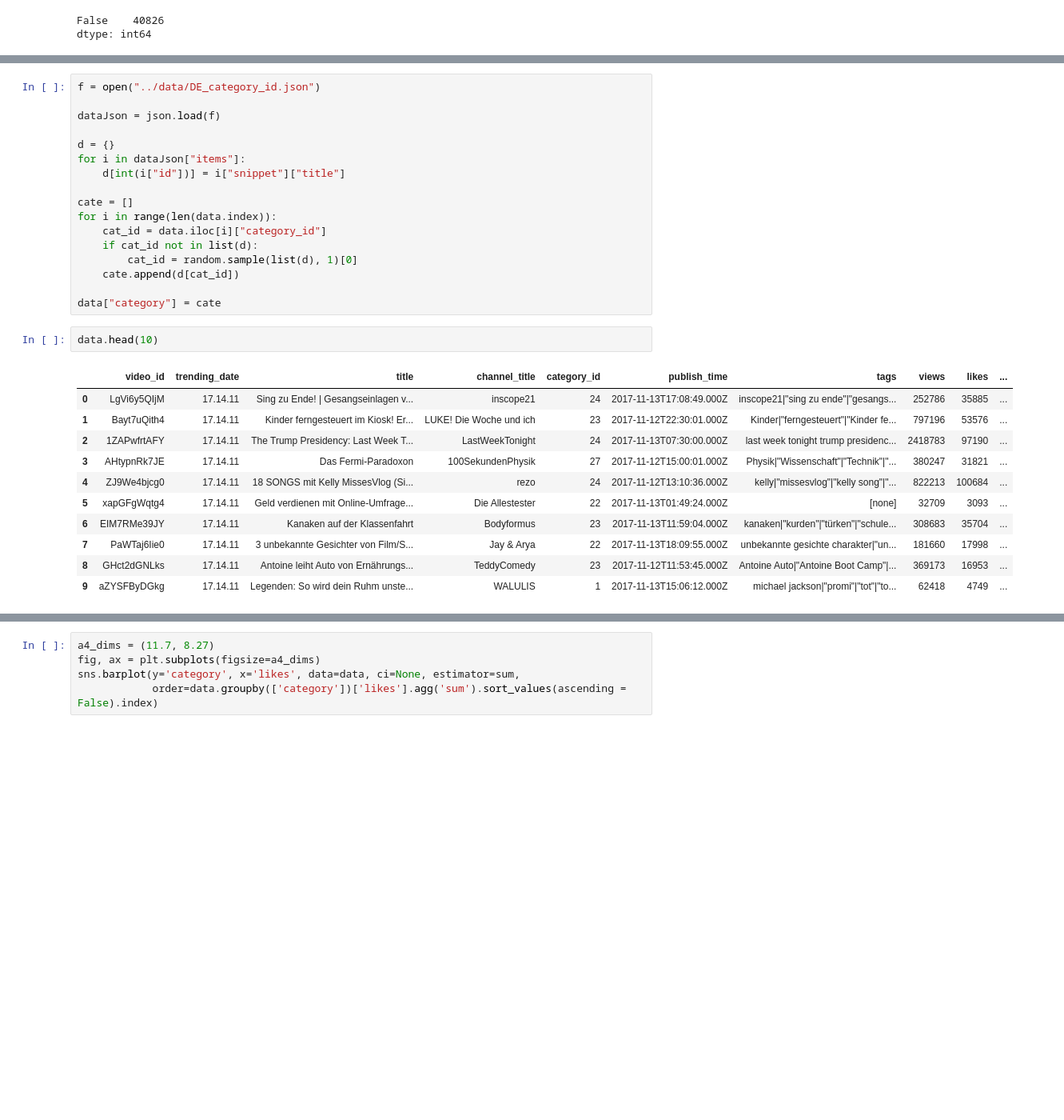
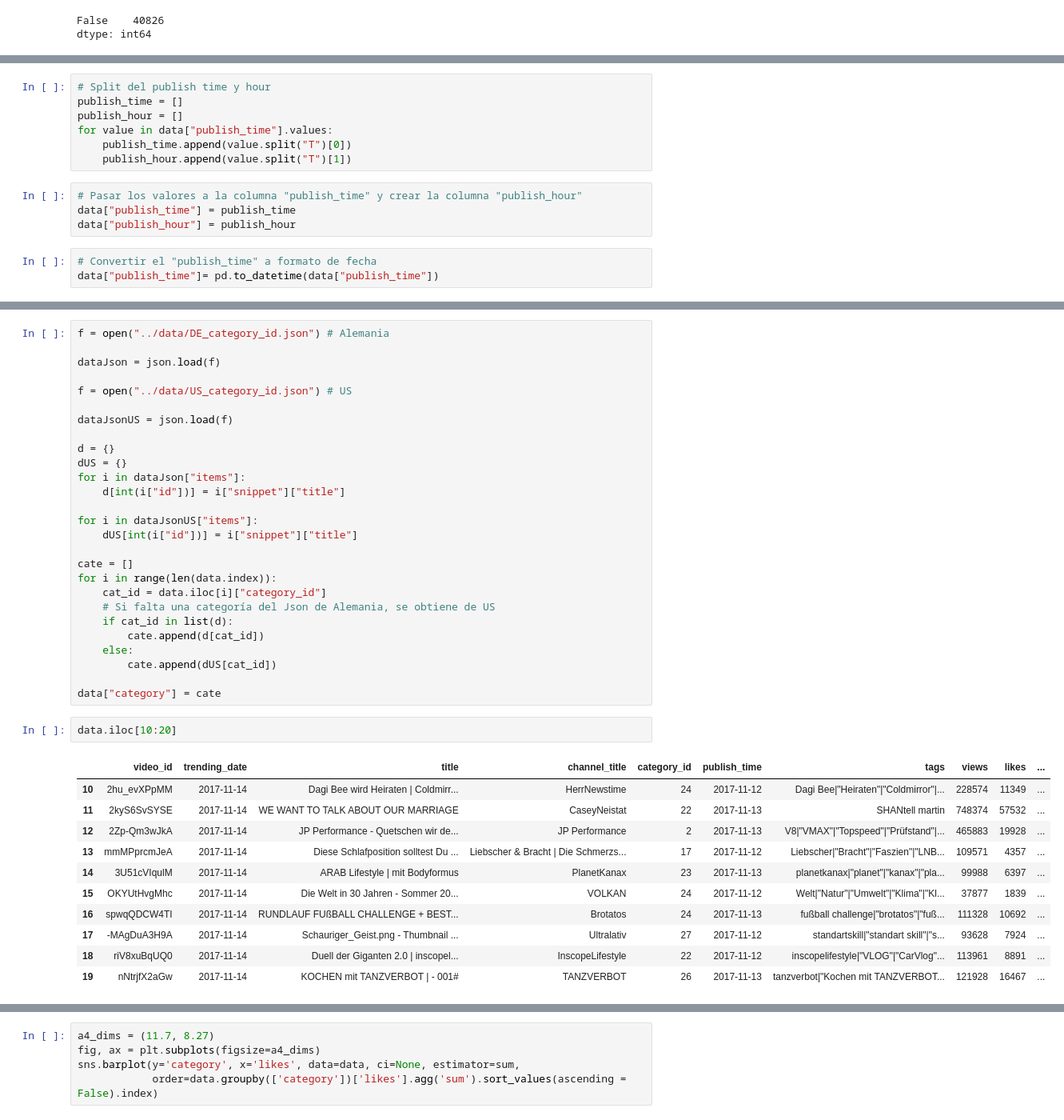
Before and after one commit to ZuxAlone/EB-2021-1-CC51, a Jupyter notebook: code/TF_code.ipynb, the cells around one changed output, grey strips where cells are left out. Shown at 80% size. Cells and saved outputs as stored; diff of their text form; blank space fills up the shorter version.

```diff
--- a/code/TF_code.ipynb
+++ b/code/TF_code.ipynb
@@ -112,0 +122,14 @@ dtype: int64
+# %%
+# Split del publish time y hour
+publish_time = []
+publish_hour = []
+for value in data["publish_time"].values:
+    publish_time.append(value.split("T")[0])
+    publish_hour.append(value.split("T")[1])
+# %%
+# Pasar los valores a la columna "publish_time" y crear la columna "publish_hour"
+data["publish_time"] = publish_time
+data["publish_hour"] = publish_hour
+# %%
+# Convertir el "publish_time" a formato de fecha
+data["publish_time"]= pd.to_datetime(data["publish_time"])
@@ -115,33 +212,43 @@ dtype: int64
 
 **Lectura de los nombres de las categorías por "id" y creación de la columna "category" en el dataset**
 # %%
-f = open("../data/DE_category_id.json")
+f = open("../data/DE_category_id.json") # Alemania
 
 dataJson = json.load(f)
 
+f = open("../data/US_category_id.json") # US
+
+dataJsonUS = json.load(f)
+
 d = {}
+dUS = {}
 for i in dataJson["items"]:
     d[int(i["id"])] = i["snippet"]["title"]
+
+for i in dataJsonUS["items"]:
+    dUS[int(i["id"])] = i["snippet"]["title"]
 
 cate = []
 for i in range(len(data.index)):
     cat_id = data.iloc[i]["category_id"]
-    if cat_id not in list(d):
-        cat_id = random.sample(list(d), 1)[0]
-    cate.append(d[cat_id])
+    # Si falta una categoría del Json de Alemania, se obtiene de US
+    if cat_id in list(d):
+        cate.append(d[cat_id])
+    else:
+        cate.append(dUS[cat_id])
 
 data["category"] = cate
 # %%
-data.head(10)
+data.iloc[10:20]
 # %% [output]
 |  | video_id | trending_date | title | channel_title | category_id | publish_time | tags | views | likes | ... |
-| 0 | LgVi6y5QIjM | 17.14.11 | Sing zu Ende! | Gesangseinlagen v... | inscope21 | 24 | 2017-11-13T17:08:49.000Z | inscope21|"sing zu ende"|"gesangs... | 252786 | 35885 | ... |
-| 1 | Bayt7uQith4 | 17.14.11 | Kinder ferngesteuert im Kiosk! Er... | LUKE! Die Woche und ich | 23 | 2017-11-12T22:30:01.000Z | Kinder|"ferngesteuert"|"Kinder fe... | 797196 | 53576 | ... |
-| 2 | 1ZAPwfrtAFY | 17.14.11 | The Trump Presidency: Last Week T... | LastWeekTonight | 24 | 2017-11-13T07:30:00.000Z | last week tonight trump presidenc... | 2418783 | 97190 | ... |
-| 3 | AHtypnRk7JE | 17.14.11 | Das Fermi-Paradoxon | 100SekundenPhysik | 27 | 2017-11-12T15:00:01.000Z | Physik|"Wissenschaft"|"Technik"|"... | 380247 | 31821 | ... |
-| 4 | ZJ9We4bjcg0 | 17.14.11 | 18 SONGS mit Kelly MissesVlog (Si... | rezo | 24 | 2017-11-12T13:10:36.000Z | kelly|"missesvlog"|"kelly song"|"... | 822213 | 100684 | ... |
-| 5 | xapGFgWqtg4 | 17.14.11 | Geld verdienen mit Online-Umfrage... | Die Allestester | 22 | 2017-11-13T01:49:24.000Z | [none] | 32709 | 3093 | ... |
-| 6 | EIM7RMe39JY | 17.14.11 | Kanaken auf der Klassenfahrt | Bodyformus | 23 | 2017-11-13T11:59:04.000Z | kanaken|"kurden"|"türken"|"schule... | 308683 | 35704 | ... |
-| 7 | PaWTaj6Iie0 | 17.14.11 | 3 unbekannte Gesichter von Film/S... | Jay & Arya | 22 | 2017-11-13T18:09:55.000Z | unbekannte gesichte charakter|"un... | 181660 | 17998 | ... |
-| 8 | GHct2dGNLks | 17.14.11 | Antoine leiht Auto von Ernährungs... | TeddyComedy | 23 | 2017-11-12T11:53:45.000Z | Antoine Auto|"Antoine Boot Camp"|... | 369173 | 16953 | ... |
-| 9 | aZYSFByDGkg | 17.14.11 | Legenden: So wird dein Ruhm unste... | WALULIS | 1 | 2017-11-13T15:06:12.000Z | michael jackson|"promi"|"tot"|"to... | 62418 | 4749 | ... |
+| 10 | 2hu_evXPpMM | 2017-11-14 | Dagi Bee wird Heiraten | Coldmirr... | HerrNewstime | 24 | 2017-11-12 | Dagi Bee|"Heiraten"|"Coldmirror"|... | 228574 | 11349 | ... |
+| 11 | 2kyS6SvSYSE | 2017-11-14 | WE WANT TO TALK ABOUT OUR MARRIAGE | CaseyNeistat | 22 | 2017-11-13 | SHANtell martin | 748374 | 57532 | ... |
+| 12 | 2Zp-Qm3wJkA | 2017-11-14 | JP Performance - Quetschen wir de... | JP Performance | 2 | 2017-11-13 | V8|"VMAX"|"Topspeed"|"Prüfstand"|... | 465883 | 19928 | ... |
+| 13 | mmMPprcmJeA | 2017-11-14 | Diese Schlafposition solltest Du ... | Liebscher & Bracht | Die Schmerzs... | 17 | 2017-11-12 | Liebscher|"Bracht"|"Faszien"|"LNB... | 109571 | 4357 | ... |
+| 14 | 3U51cVIqulM | 2017-11-14 | ARAB Lifestyle | mit Bodyformus | PlanetKanax | 23 | 2017-11-13 | planetkanax|"planet"|"kanax"|"pla... | 99988 | 6397 | ... |
+| 15 | OKYUtHvgMhc | 2017-11-14 | Die Welt in 30 Jahren - Sommer 20... | VOLKAN | 24 | 2017-11-12 | Welt|"Natur"|"Umwelt"|"Klima"|"Kl... | 37877 | 1839 | ... |
+| 16 | spwqQDCW4TI | 2017-11-14 | RUNDLAUF FUßBALL CHALLENGE + BEST... | Brotatos | 24 | 2017-11-13 | fußball challenge|"brotatos"|"fuß... | 111328 | 10692 | ... |
+| 17 | -MAgDuA3H9A | 2017-11-14 | Schauriger_Geist.png - Thumbnail ... | Ultralativ | 27 | 2017-11-12 | standartskill|"standart skill"|"s... | 93628 | 7924 | ... |
+| 18 | riV8xuBqUQ0 | 2017-11-14 | Duell der Giganten 2.0 | inscopel... | InscopeLifestyle | 22 | 2017-11-12 | inscopelifestyle|"VLOG"|"CarVlog"... | 113961 | 8891 | ... |
+| 19 | nNtrjfX2aGw | 2017-11-14 | KOCHEN mit TANZVERBOT | - 001# | TANZVERBOT | 26 | 2017-11-13 | tanzverbot|"Kochen mit TANZVERBOT... | 121928 | 16467 | ... |
```
Also changed, not shown: parts of 21 cells of this notebook, 2 other files.
